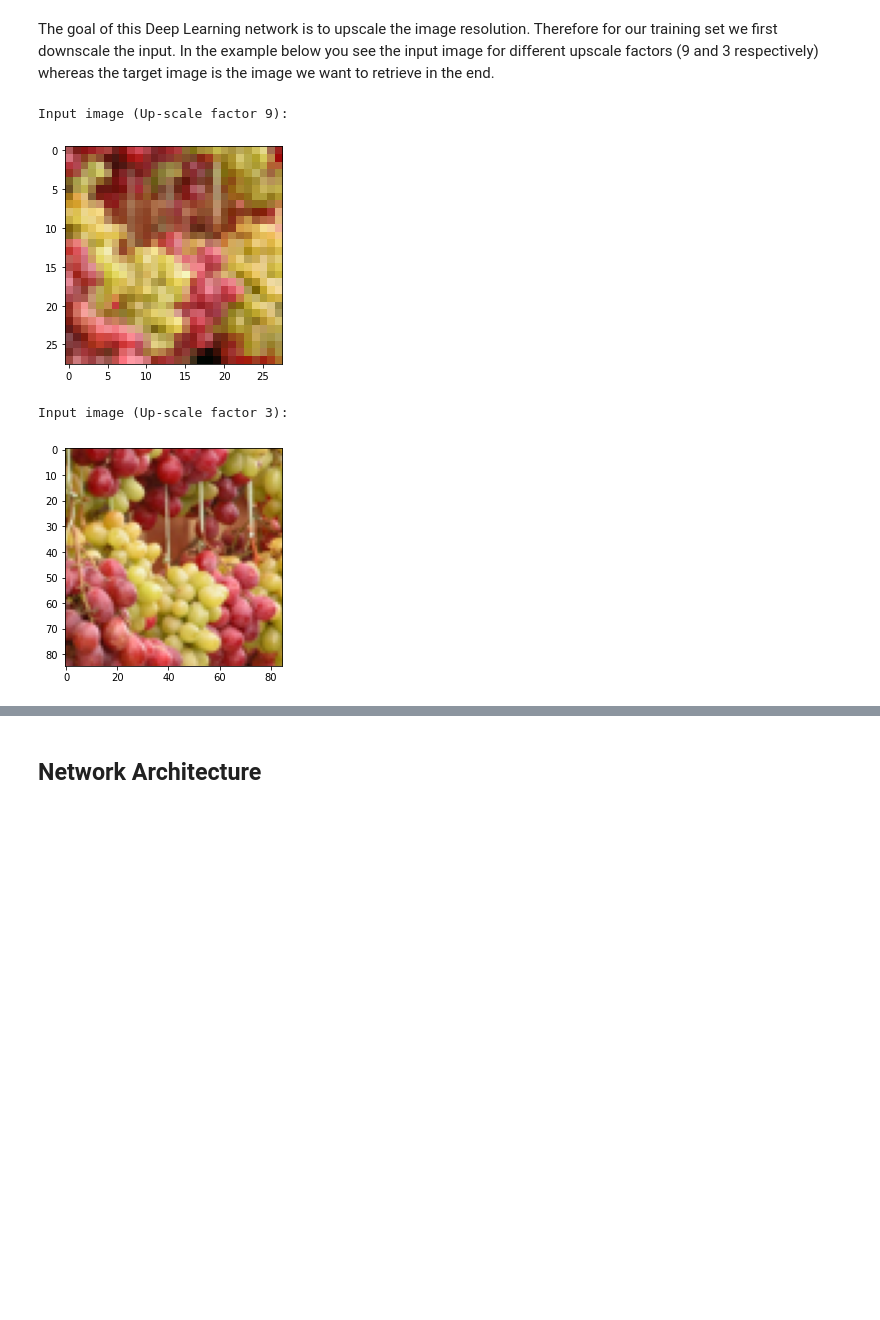
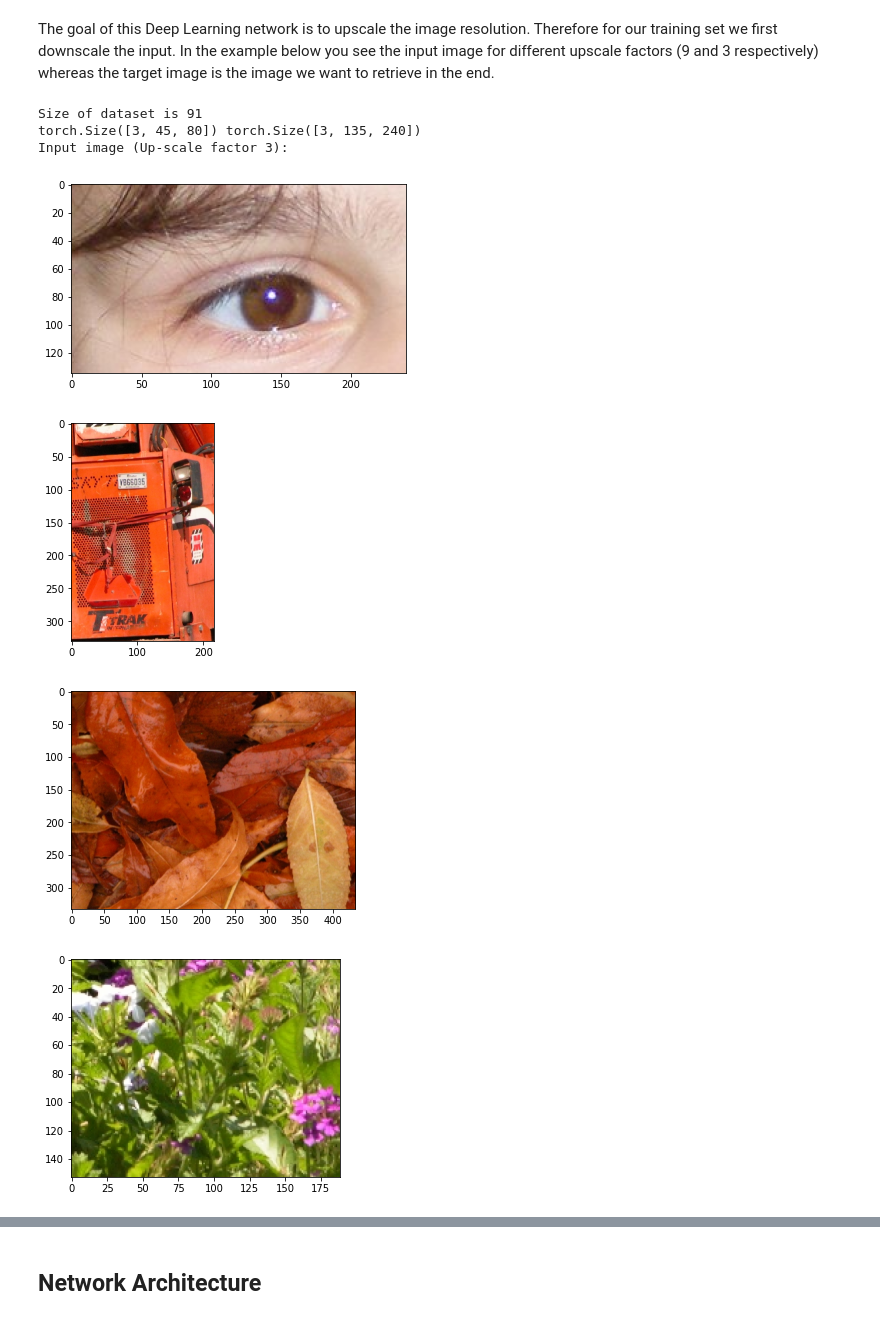
Before and after one commit to jorisquist/DLSuperResolutionProject, a Jupyter notebook: SuperResolution.ipynb, the cells around one changed output, grey strips where cells are left out. Drawn from its saved outputs; the diff is of its cells as text; code cells hidden in the pictures; blank space fills up the shorter version.

```diff
--- a/SuperResolution.ipynb
+++ b/SuperResolution.ipynb
@@ -152,17 +182,22 @@ class SuperResolutionDataset(Dataset):
 # %% [markdown]
 The goal of this Deep Learning network is to upscale the image resolution. Therefore for our training set we first downscale the input. In the example below you see the input image for different upscale factors (9 and 3 respectively) whereas the target image is the image we want to retrieve in the end.
 # %%
-trainExample9 = SuperResolutionDataset("train_data/Set91", 9)
-print("Input image (Up-scale factor 9): ")
-trainExample9.imshow_input(0)
+# trainExample9 = SuperResolutionDataset("train_data/Set91", 9)
+# print("Input image (Up-scale factor 9): ")
+# trainExample9.imshow_input(0)
 
-trainExample3 = SuperResolutionDataset("train_data/Set91", 3)
+trainExample3 = SuperResolutionDataset("train_data/Set91", 3, testing=True)
 print("Input image (Up-scale factor 3): ")
-trainExample3.imshow_input(0)
+for i in range(4):
+  # trainExample3.imshow_input(i)
+  trainExample3.imshow_target(i)
 # %% [output]
-Input image (Up-scale factor 9):
+Size of dataset is 91
+torch.Size([3, 45, 80]) torch.Size([3, 135, 240])
+Input image (Up-scale factor 3):
-[figure, old version]
+[figure, new version]
-Input image (Up-scale factor 3):
-[figure, old version]
+[figure, new version]
+[figure, added]
+[figure, added]
 # %%
 print("Target image: ")
```
Also changed, not shown: parts of 8 cells of this notebook, 1 other file.
